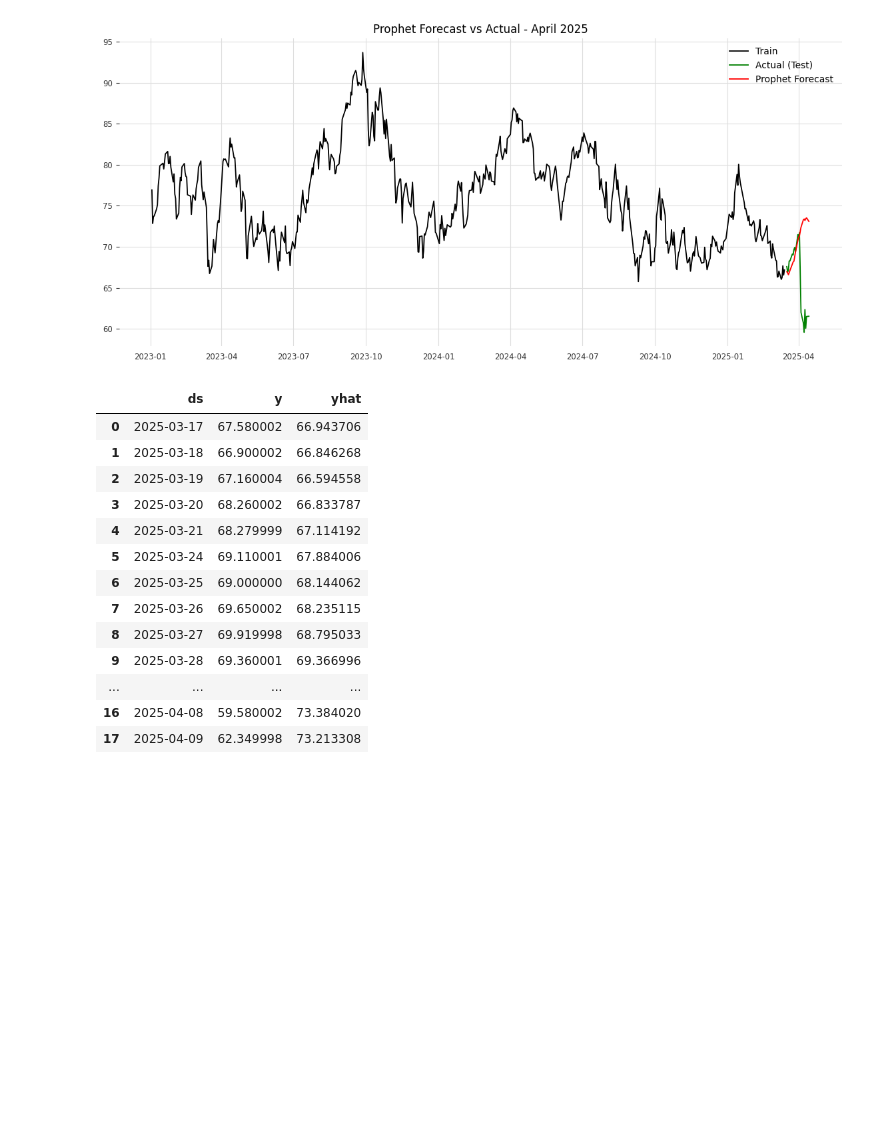
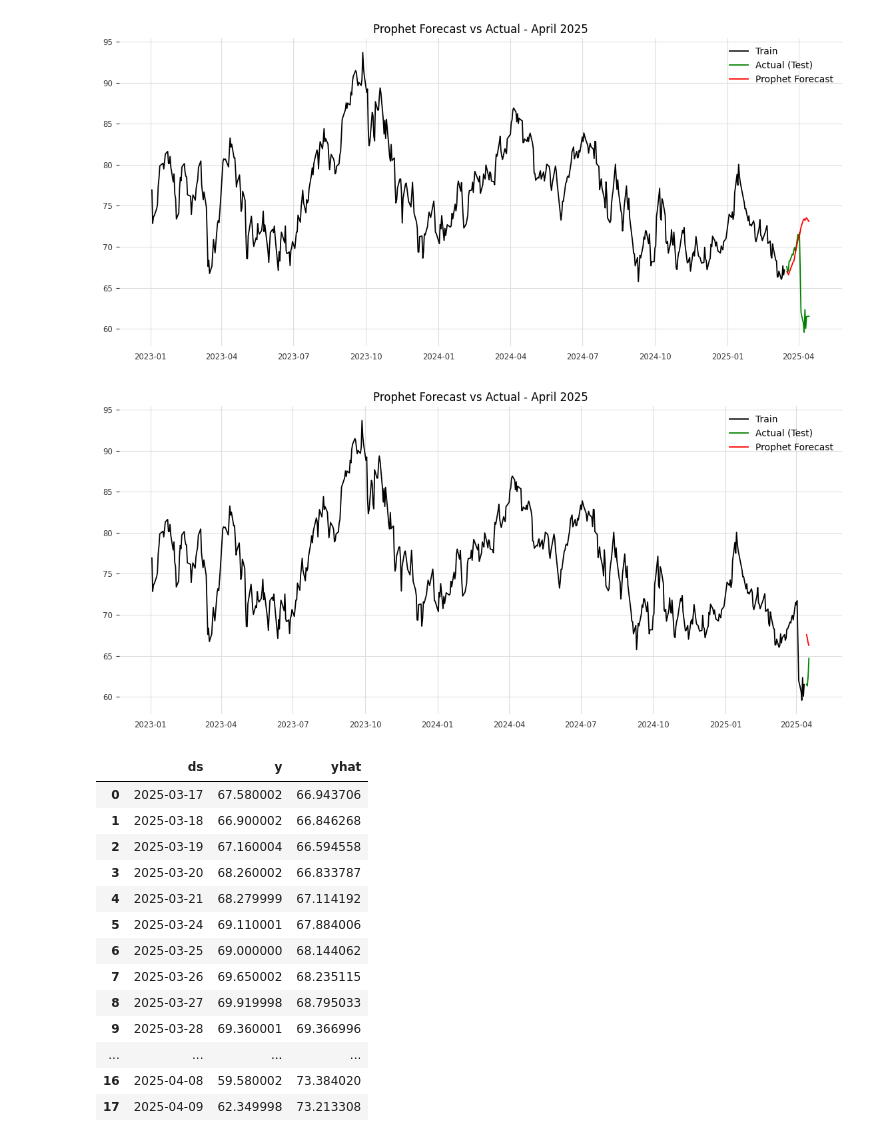
Before and after one commit to leeladhara/TimeSeries_Comparative_Study, a Jupyter notebook: Time Series Forecasting- A comparative study.ipynb, the cells around one changed output. Cells and saved outputs as stored; diff of their text form; code cells hidden in the pictures; blank space fills up the shorter version.

```diff
--- a/Time Series Forecasting- A comparative study.ipynb
+++ b/Time Series Forecasting- A comparative study.ipynb
@@ -467,6 +470,20 @@ plt.title("Prophet Forecast vs Actual - April 2025")
 plt.show()
 # %% [output]
 [figure]
+# %%
+# Merge actual test with forecast by date
+forecast_trimmed = forecast_7[['ds', 'yhat']]
+merged_7 = test_7.merge(forecast_trimmed, on='ds', how='left')  # avoids index error
+plt.figure(figsize=(14,6))
+plt.plot(train_7['ds'], train_7['y'], label='Train')
+plt.plot(merged_7['ds'], merged_7['y'], label='Actual (Test)', color='green')
+plt.plot(merged_7['ds'], merged_7['yhat'], label='Prophet Forecast', color='red')
+plt.legend()
+plt.grid(True)
+plt.title("Prophet Forecast vs Actual - April 2025")
+plt.show()
+# %% [output]
+[figure, added]
 # %%
 merged
 # %% [output]
```
Also changed, not shown: parts of 51 cells of this notebook, 1 other file.
